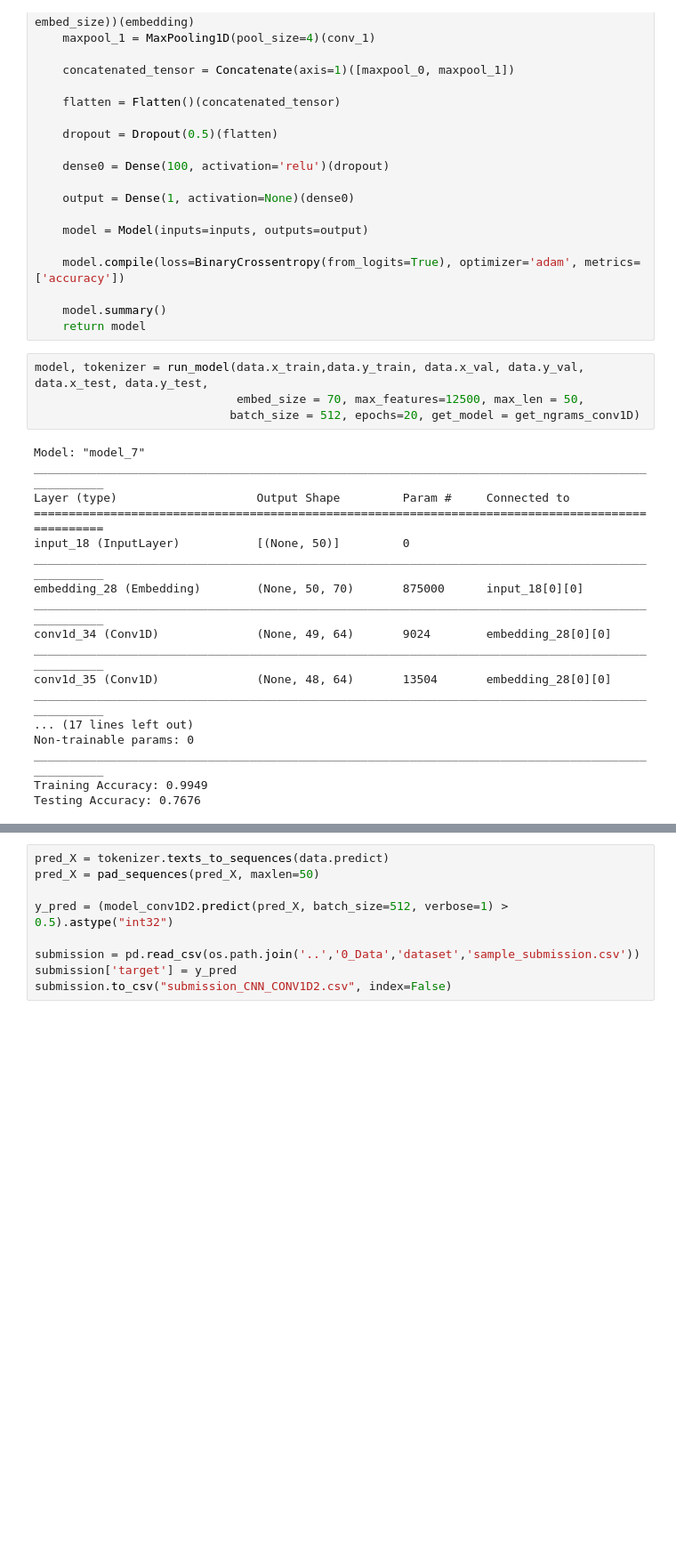
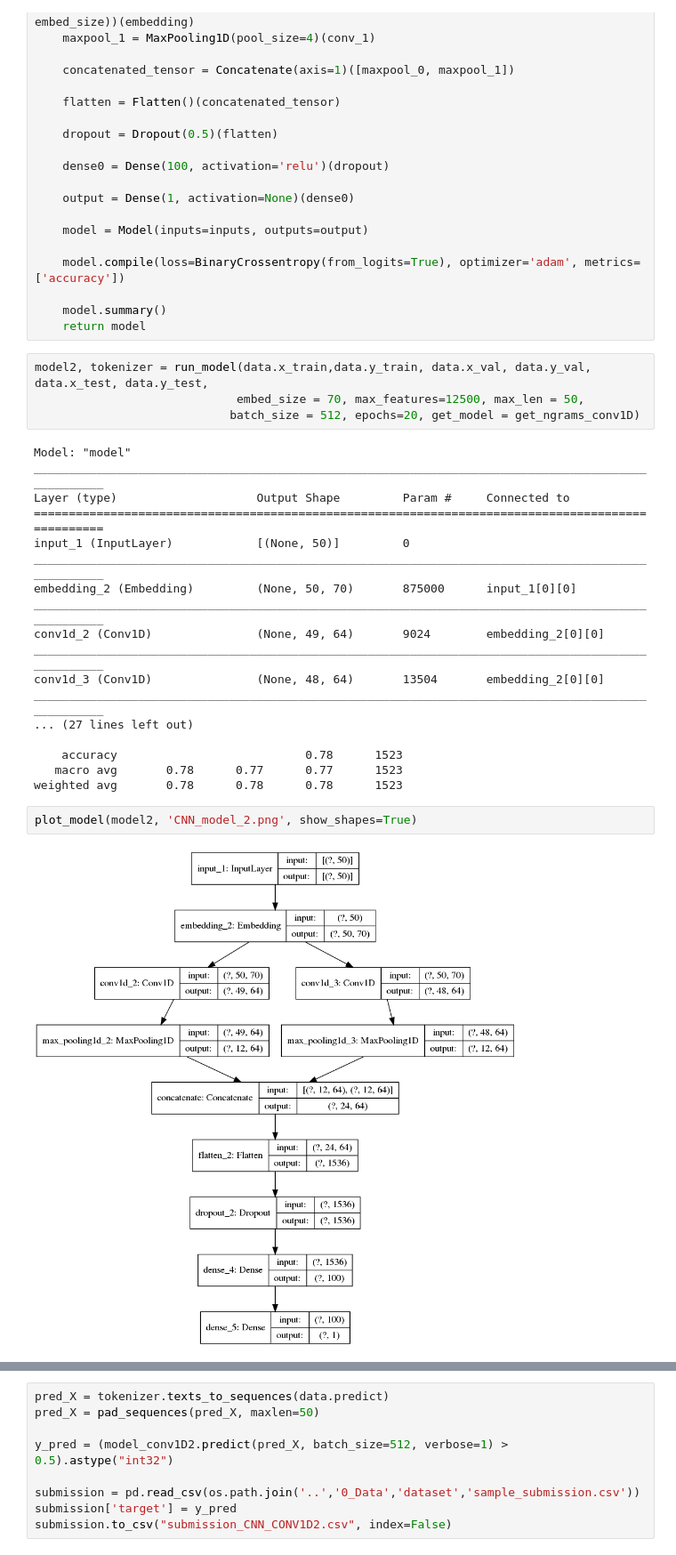
Before and after one commit to mariaCelesteCingolani/7506TP2, a Jupyter notebook: 11. CNN/11_ Conv1D.ipynb, the cells around one changed output, grey strips where cells are left out. Shown at 89% size. Saved outputs shown, nothing was run; the diff lists cells and outputs as text; blank space fills up the shorter version.

```diff
--- a/11. CNN/11_ Conv1D.ipynb
+++ b/11. CNN/11_ Conv1D.ipynb
@@ -193,24 +209,28 @@ def get_ngrams_conv1D(max_features, embed_size, max_len):
     model.summary()
     return model
 # %%
-model, tokenizer = run_model(data.x_train,data.y_train, data.x_val, data.y_val, data.x_test, data.y_test,
+model2, tokenizer = run_model(data.x_train,data.y_train, data.x_val, data.y_val, data.x_test, data.y_test,
                              embed_size = 70, max_features=12500, max_len = 50,
                             batch_size = 512, epochs=20, get_model = get_ngrams_conv1D)
 # %% [output]
-Model: "model_7"
+Model: "model"
 __________________________________________________________________________________________________
 Layer (type)                    Output Shape         Param #     Connected to
 ==================================================================================================
-input_18 (InputLayer)           [(None, 50)]         0
+input_1 (InputLayer)            [(None, 50)]         0
 __________________________________________________________________________________________________
-embedding_28 (Embedding)        (None, 50, 70)       875000      input_18[0][0]
+embedding_2 (Embedding)         (None, 50, 70)       875000      input_1[0][0]
 __________________________________________________________________________________________________
-conv1d_34 (Conv1D)              (None, 49, 64)       9024        embedding_28[0][0]
+conv1d_2 (Conv1D)               (None, 49, 64)       9024        embedding_2[0][0]
 __________________________________________________________________________________________________
-conv1d_35 (Conv1D)              (None, 48, 64)       13504       embedding_28[0][0]
+conv1d_3 (Conv1D)               (None, 48, 64)       13504       embedding_2[0][0]
 __________________________________________________________________________________________________
-... (17 lines left out)
-Non-trainable params: 0
-__________________________________________________________________________________________________
-Training Accuracy: 0.9949
-Testing Accuracy: 0.7676
+... (27 lines left out)
+
+    accuracy                           0.78      1523
+   macro avg       0.78      0.77      0.77      1523
+weighted avg       0.78      0.78      0.78      1523
+# %%
+plot_model(model2, 'CNN_model_2.png', show_shapes=True)
+# %% [output]
+[figure, added]
```
Also changed, not shown: parts of 17 cells of this notebook, 12 other files.
